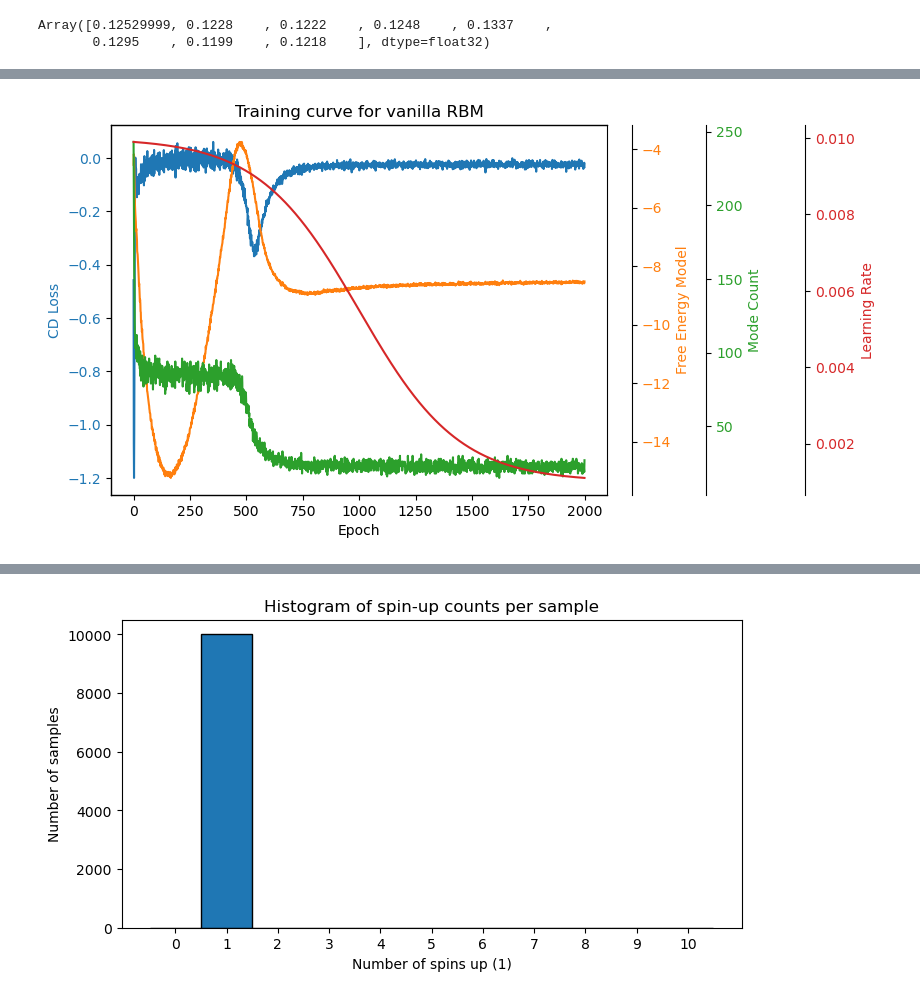
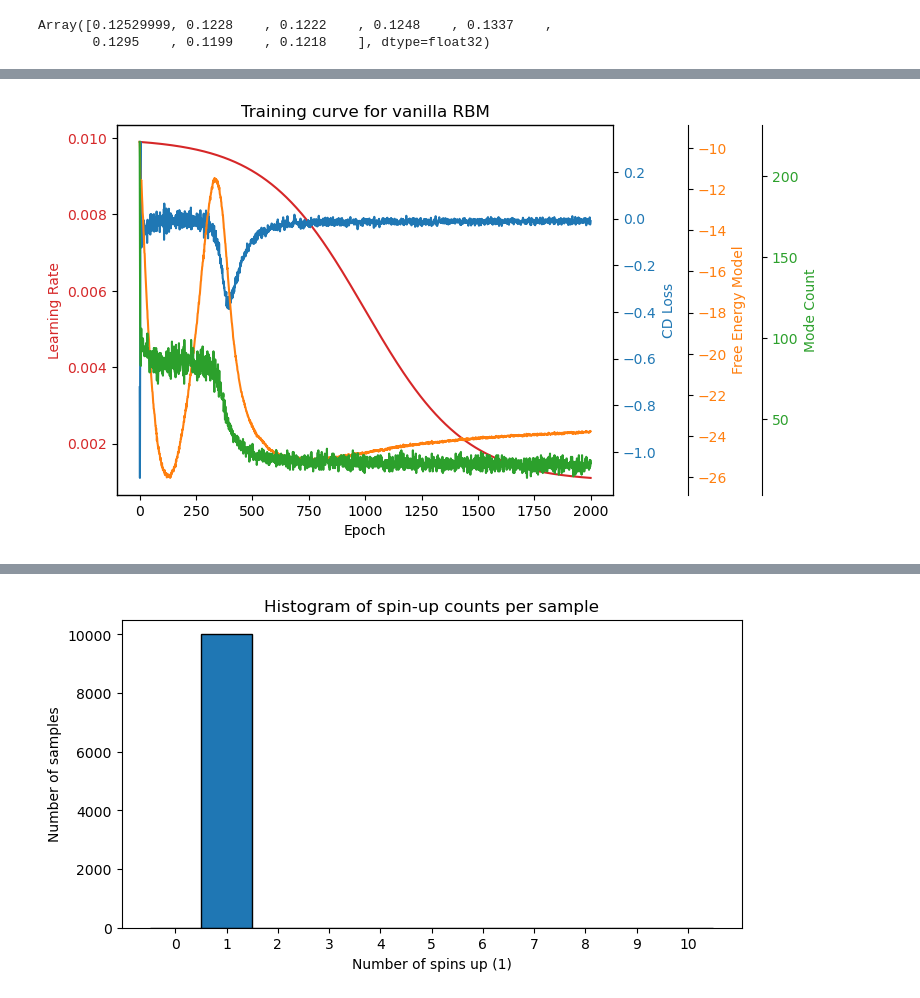
Before and after one commit to simontonner/neural-quantum-tomo, a Jupyter notebook: case_studies/shadow_rbm/rbm_shadow_amp.ipynb, the cells around one changed output, grey strips where cells are left out. Saved outputs shown, nothing was run; the diff lists cells and outputs as text; code cells hidden in the pictures.

```diff
--- a/case_studies/shadow_rbm/rbm_shadow_amp.ipynb
+++ b/case_studies/shadow_rbm/rbm_shadow_amp.ipynb
@@ -173,7 +188,7 @@ Array([0.12529999, 0.1228    , 0.1222    , 0.1248    , 0.1337    ,
 # %%
 batch_size   = 1024             # larger requires more epochs for the model to go down in its modes
 num_visible  = 8
-hidden_units = 8                # interesting, lower gives evener frequencies, although the modes go not down to 1
+hidden_units = 16               # interesting, lower gives evener frequencies, although the modes go not down to 1
 k_steps      = 50               # more steps required if small batch size
 num_epochs   = 2000             # longer since large batch size
 init_lr      = 1e-2             # large drives modes down fast but learns nothing, to small and we dont get any one hots
@@ -181,8 +196,9 @@ final_lr     = init_lr * 0.1
 chain_reset_frac = 0.1
 l2_strength  = 1e-4
 
-# runs also very nicely if l2 norm is turned off completely
+# we chose 16 in the hope that our conditioner has more to work with
 
+# runs also very nicely if l2 norm is turned off completely but the free energies get large
 
 key_seed = PRNGKey(42)
 key, key_params, key_dummy = jax.random.split(key_seed, 3)
@@ -195,10 +211,10 @@ variables = model.init({"params": key_params}, batch_dummy, aux_vars_dummy)
 loader = MixedDataLoader(data, batch_size=batch_size, drop_last=True) # we need the last batch to match the chain dimension
 
 schedule_steps = num_epochs * len(loader)
-lr_schedule = get_sigmoid_curve(high=init_lr, low=final_lr, steps=schedule_steps, falloff=0.0005)
-optimizer = optax.adam(lr_schedule)
+lr_schedule_fn = get_sigmoid_curve(high=init_lr, low=final_lr, steps=schedule_steps, falloff=0.0005)
+optimizer = optax.adam(lr_schedule_fn)
 
 state = TrainState.create(apply_fn=model.apply, params=variables['params'], tx=optimizer)
 
-state, metrics = train(state, loader, num_epochs, key, chain_reset_frac, l2_strength)
+state, metrics = train(state, loader, num_epochs, key, chain_reset_frac, l2_strength, lr_schedule_fn)
 # %% [output]
@@ -222,39 +238,40 @@ Epoch 2000/2000 │ Loss: -0.0341 │ Chain Modes: 27 │ Free Energy Model: -8.
 # %%
 epochs = list(metrics.keys())
 
 loss_vals = [metrics[e]['loss'] for e in epochs]
 mode_vals = [metrics[e]['modes'] for e in epochs]
 free_energy_model_vals = [metrics[e]['free_energy_model'] for e in epochs]
+free_energy_data_vals = [metrics[e]['free_energy_data'] for e in epochs]
 lr_vals = [metrics[e]['lr'] for e in epochs]
 
-fig, ax1 = plt.subplots()
+fig, ax1 = plt.subplots(figsize=(11, 4))
 
 ax1.set_xlabel("Epoch")
 
-ax1.plot(epochs, loss_vals, label="Amplitude CD Loss", color="tab:blue")
-ax1.set_ylabel("CD Loss", color="tab:blue")
-ax1.tick_params(axis="y", labelcolor="tab:blue")
+ax1.plot(epochs, lr_vals, color="tab:red")
+ax1.set_ylabel("Learning Rate", color="tab:red")
+ax1.tick_params(axis="y", labelcolor="tab:red")
 
 ax2 = ax1.twinx()
-ax2.spines["right"].set_position(("axes", 1.05))
-ax2.plot(epochs, free_energy_model_vals, label="Free Energy Model", color="tab:orange")
-ax2.set_ylabel("Free Energy Model", color="tab:orange")
-ax2.tick_params(axis="y", labelcolor="tab:orange")
+ax2.plot(epochs, loss_vals, color="tab:blue")
+ax2.set_ylabel("CD Loss", color="tab:blue")
+ax2.tick_params(axis="y", labelcolor="tab:blue")
+ax2.spines["right"].set_position(("axes", 1.0))
 
 ax3 = ax1.twinx()
-ax3.spines["right"].set_position(("axes", 1.2))
-ax3.plot(epochs, mode_vals, color="tab:green")
-ax3.set_ylabel("Mode Count", color="tab:green")
-ax3.tick_params(axis="y", labelcolor="tab:green")
+ax3.plot(epochs, free_energy_model_vals, color="tab:orange")
+ax3.set_ylabel("Free Energy Model", color="tab:orange")
+ax3.tick_params(axis="y", labelcolor="tab:orange")
+ax3.spines["right"].set_position(("axes", 1.1))
 
 ax4 = ax1.twinx()
-ax4.spines["right"].set_position(("axes", 1.4))
-ax4.plot(epochs, lr_vals,color="tab:red")
-ax4.set_ylabel("Learning Rate", color="tab:red")
-ax4.tick_params(axis="y", labelcolor="tab:red")
+ax4.plot(epochs, mode_vals, color="tab:green")
+ax4.set_ylabel("Mode Count", color="tab:green")
+ax4.tick_params(axis="y", labelcolor="tab:green")
+ax4.spines["right"].set_position(("axes", 1.2))
 
 plt.title("Training curve for vanilla RBM")
 plt.show()
 # %% [output]
-[figure, old version]
+[figure, new version]
 # %%
```
Also changed, not shown: parts of 8 cells of this notebook, 13 other files.
